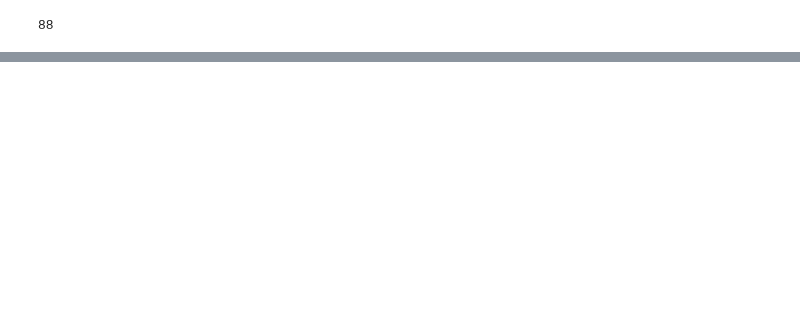
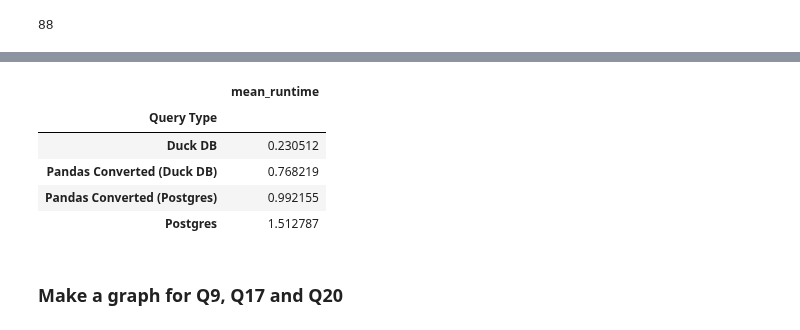
Before and after one commit to groegercesg/QueryBridge, a Jupyter notebook: benchmarking/analysis.ipynb, the cells around one changed output, grey strips where cells are left out. Cells and saved outputs as stored; diff of their text form; code cells hidden in the pictures; blank space fills up the shorter version.

```diff
--- a/benchmarking/analysis.ipynb
+++ b/benchmarking/analysis.ipynb
@@ -53,0 +103,19 @@ results["Query Type"] = results["Query Name"]
+# %%
+# Number to show peformance of each, in comparison to each other
+group_results = results \
+    .groupby(['Query Type'], sort=False) \
+    .agg(
+        mean_runtime=("Mean", g_mean),
+    )
+
+group_results = group_results.sort_values(by=["mean_runtime"])
+group_results
+# %% [output]
+|  | mean_runtime |
+| Query Type |  |
+| Duck DB | 0.230512 |
+| Pandas Converted (Duck DB) | 0.768219 |
+| Pandas Converted (Postgres) | 0.992155 |
+| Postgres | 1.512787 |
+# %% [markdown]
+### Make a graph for Q9, Q17 and Q20
```
Also changed, not shown: parts of 8 cells of this notebook, 13 other files.
